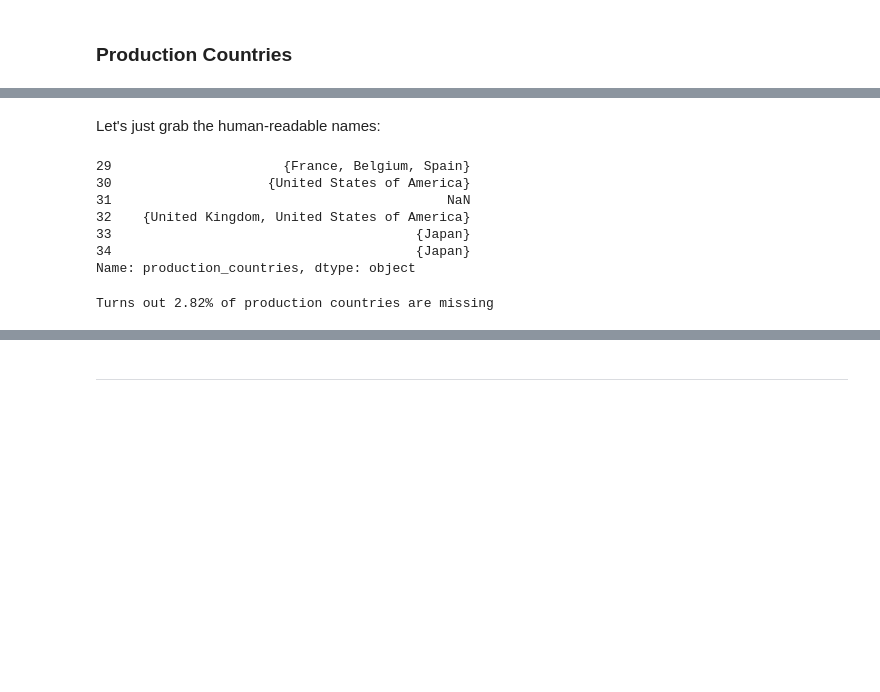
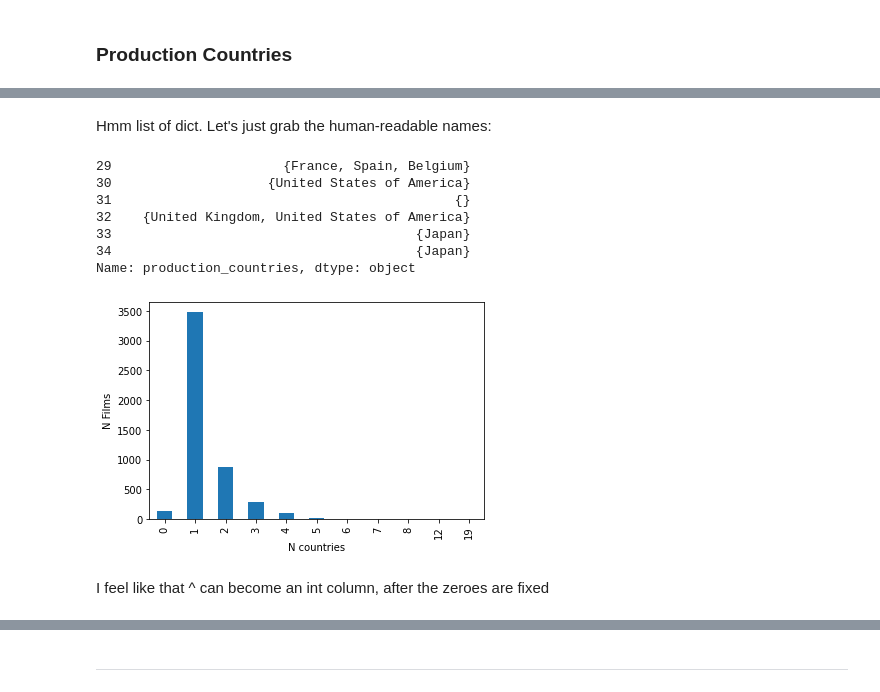
Before and after one commit to boscacci/IMdB-Regression, a Jupyter notebook: src/Good_Film_Bad_Film.ipynb, the cells around one changed output, grey strips where cells are left out. Saved outputs shown, nothing was run; the diff lists cells and outputs as text; code cells hidden in the pictures; blank space fills up the shorter version.

```diff
--- a/src/Good_Film_Bad_Film.ipynb
+++ b/src/Good_Film_Bad_Film.ipynb
@@ -627,0 +400,3 @@ dtype: float64
+# %%
+df_no_nulls = pd.read_pickle("../data/pickles/df_no_nulls.pkl")
+df_no_nulls.columns.tolist()
@@ -635,5 +431,5 @@ Name: adult, dtype: int64
 # %% [markdown]
 Single-value column. Drop it
 # %%
-df_no_adult = df_runtimes_filled.drop(["adult"],axis=1)
-del df_runtimes_filled
+df_no_adult = df_no_nulls.drop(["adult"],axis=1)
+del df_no_nulls
@@ -657,27 +449,31 @@ df_no_adult['production_countries'].head(), df_no_adult['production_countries'].
 # %% [markdown]
-Let's just grab the human-readable names:
+Hmm list of dict. Let's just grab the human-readable names:
 # %%
 def prod_countries_extractor(countries):
     if len(countries)!=0:
         return {country['name'] for country in countries}
     else:
-        return np.nan
+        return {}
 # %%
 df_no_adult.production_countries = df_no_adult.production_countries.apply(prod_countries_extractor)
 # %%
 df_no_adult.production_countries.loc[29:34]
 # %% [output]
-29                      {France, Belgium, Spain}
+29                      {France, Spain, Belgium}
 30                    {United States of America}
-31                                           NaN
+31                                            {}
 32    {United Kingdom, United States of America}
 33                                       {Japan}
 34                                       {Japan}
 Name: production_countries, dtype: object
-# %%
-print("Turns out "
-    f"{round(df_no_adult.production_countries.isna().mean()*100,2)}%"
-    " of production countries are missing"
-)
-# %% [output]
-Turns out 2.82% of production countries are missing
+# %%
+# Turns out pandas vectorized string operations work on lists too
+ax = df_no_adult.production_countries.str.len().value_counts().sort_index().plot(kind='bar')
+ax.set_xlabel("N countries")
+ax.set_ylabel("N Films")
+ax.plot()
+del ax
+# %% [output]
+[figure, added]
+# %% [markdown]
+I feel like that ^ can become an int column, after the zeroes are fixed
```
Also changed, not shown: parts of 153 cells of this notebook, 2 other files.
